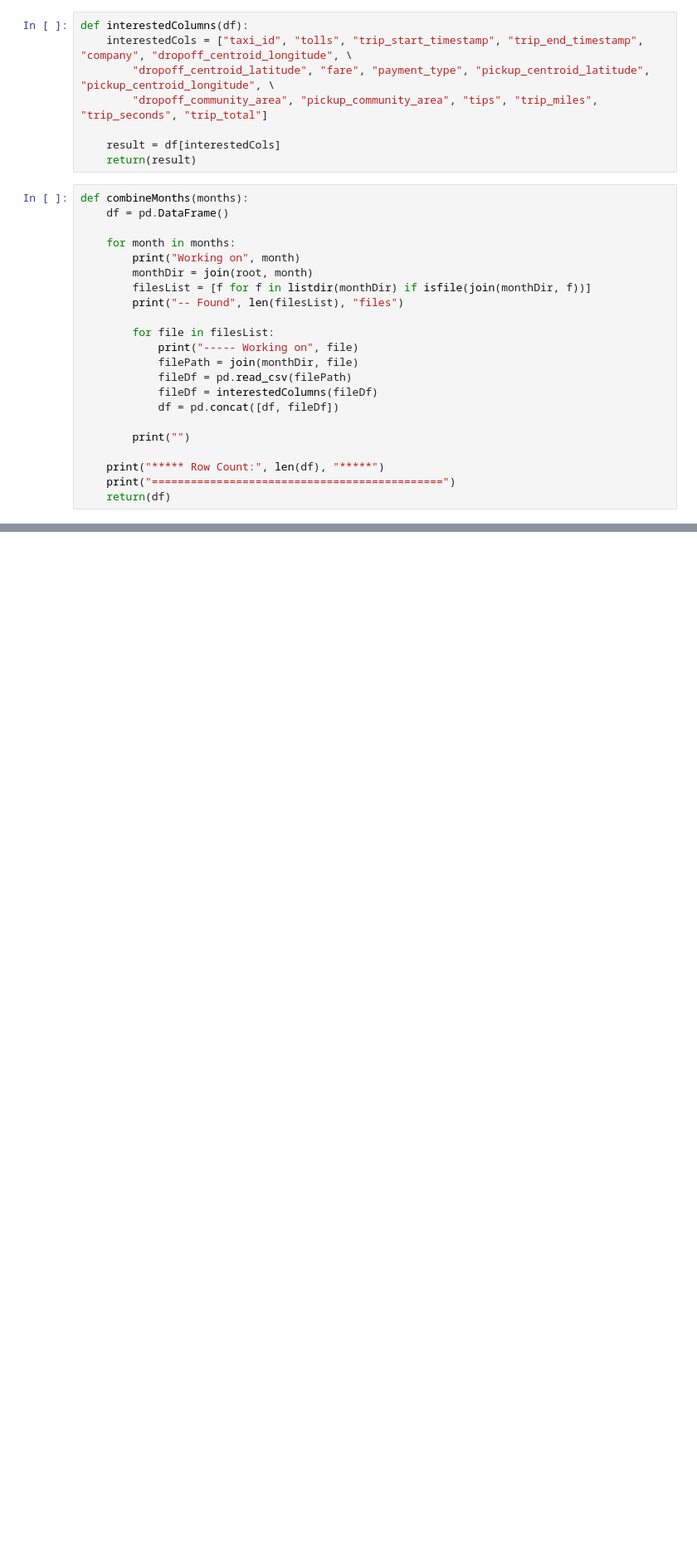
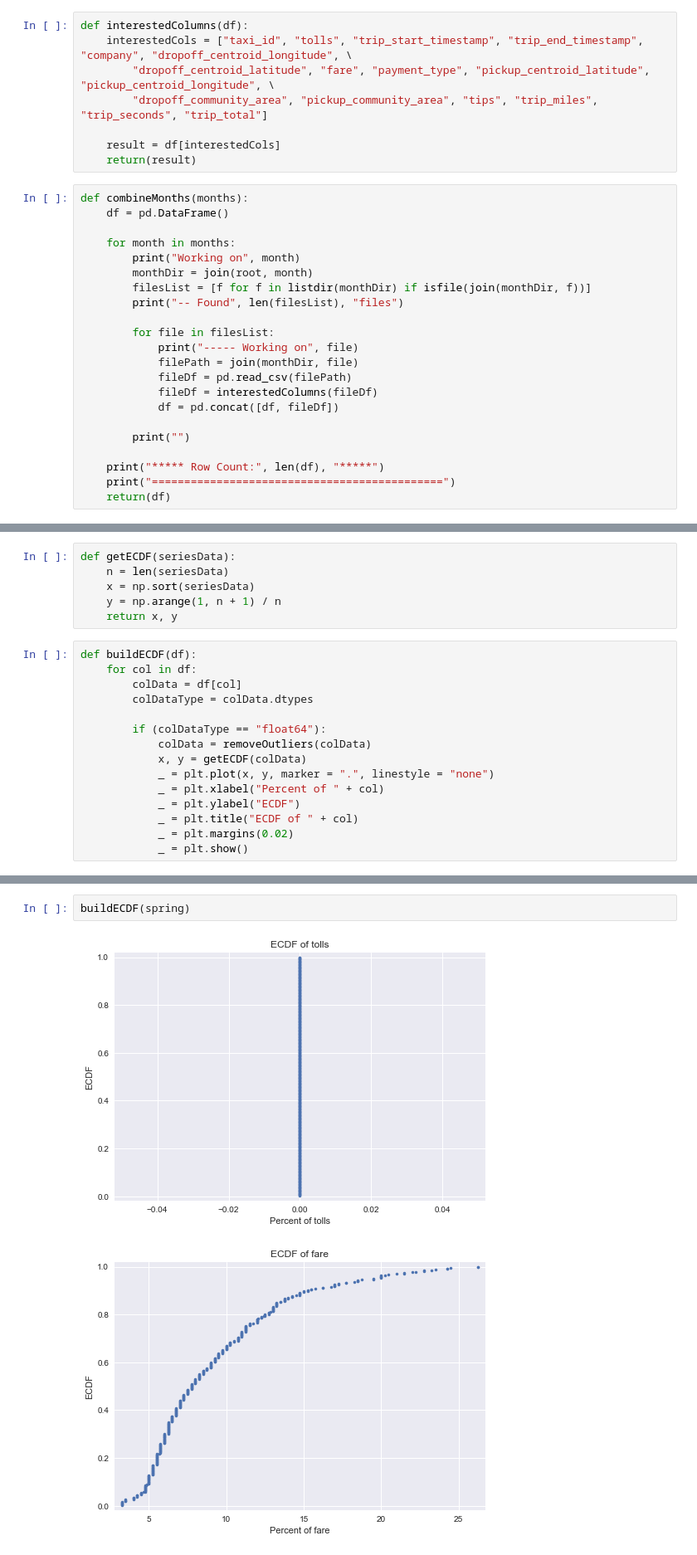
Before and after one commit to iamjz/taxi, a Jupyter notebook: EDA.ipynb, the cells around one changed output, grey strips where cells are left out. Shown at 83% size. Drawn from its saved outputs; the diff is of its cells as text; blank space fills up the shorter version.

```diff
--- a/EDA.ipynb
+++ b/EDA.ipynb
@@ -143 +121,22 @@ DescribeResult(nobs=1690357, minmax=(0.0, 6.9900000000000002), mean=1.2677650934
+# %%
+def getECDF(seriesData):
+    n = len(seriesData)
+    x = np.sort(seriesData)
+    y = np.arange(1, n + 1) / n
+    return x, y
+# %%
+def buildECDF(df):
+    for col in df:
+        colData = df[col]
+        colDataType = colData.dtypes
+
+        if (colDataType == "float64"):
+            colData = removeOutliers(colData)
+            x, y = getECDF(colData)
+            _ = plt.plot(x, y, marker = ".", linestyle = "none")
+            _ = plt.xlabel("Percent of " + col)
+            _ = plt.ylabel("ECDF")
+            _ = plt.title("ECDF of " + col)
+            _ = plt.margins(0.02)
+            _ = plt.show()
 # %%
@@ -191,0 +165,5 @@ plt.show()
+# %%
+buildECDF(spring)
+# %% [output]
+[figure, added]
+[figure, added]
```
Also changed, not shown: parts of 23 cells of this notebook.
